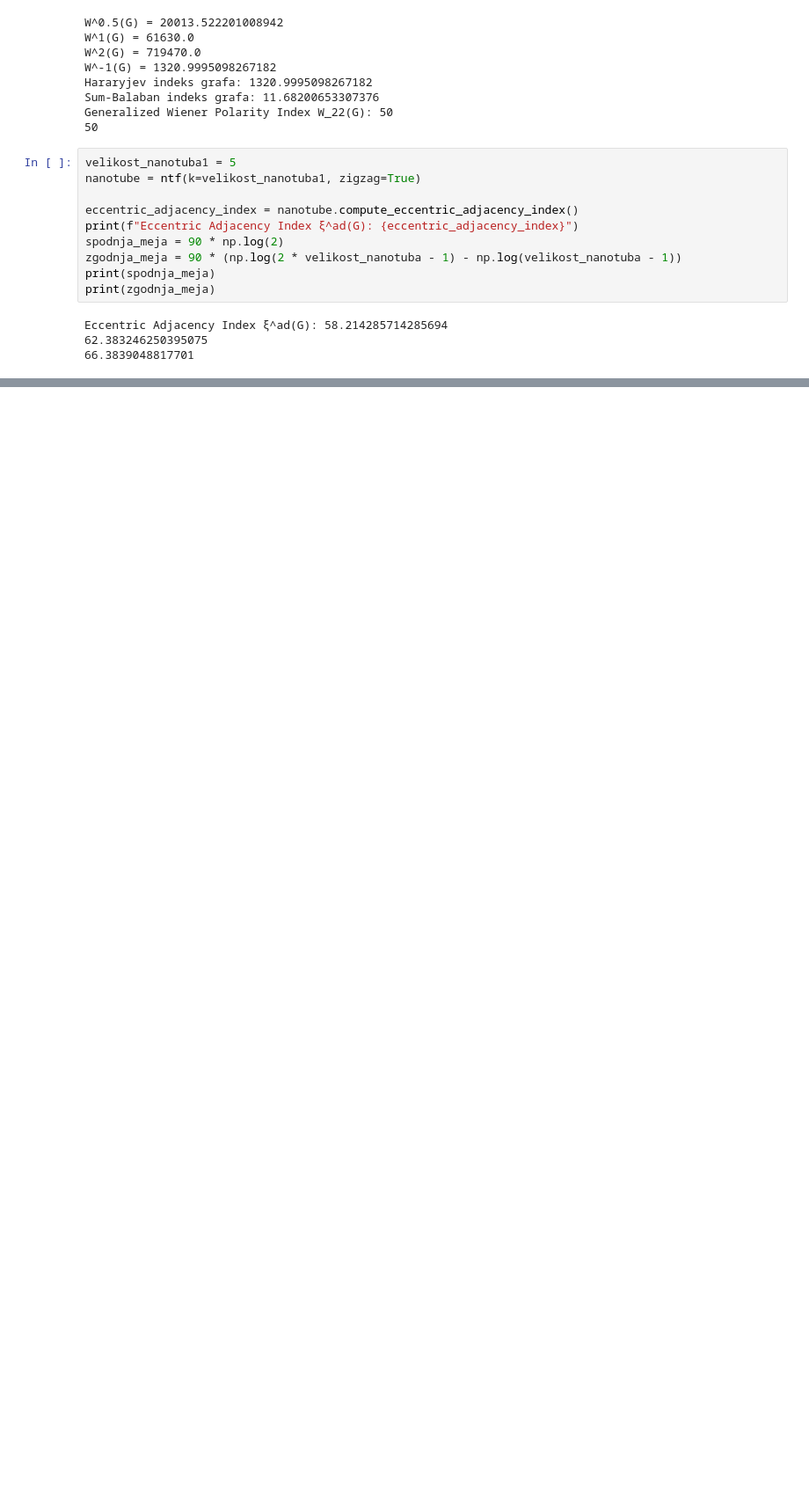
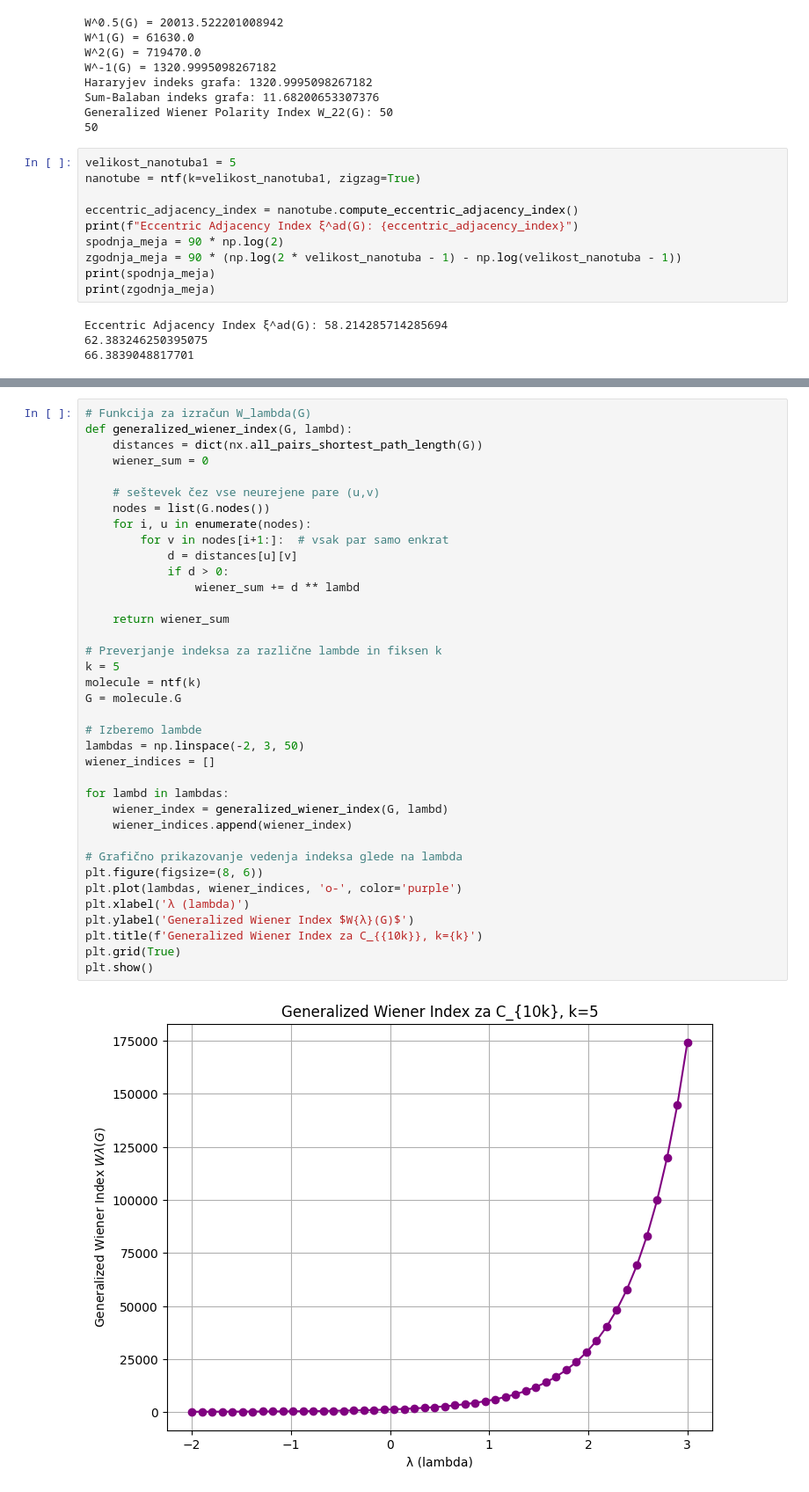
Before and after one commit to FlusAljaz/Distance-vector-of-non-tubical-nanotube-fullerenes-of-type-5-0-, a Jupyter notebook: projektna.ipynb, the cells around one changed output, grey strips where cells are left out. Shown at 88% size. Cells and saved outputs as stored; diff of their text form; blank space fills up the shorter version.

```diff
--- a/projektna.ipynb
+++ b/projektna.ipynb
@@ -575,0 +1045,39 @@ second_eccentric_connectivity_index: 16450.0
+# %%
+# Funkcija za izračun W_lambda(G)
+def generalized_wiener_index(G, lambd):
+    distances = dict(nx.all_pairs_shortest_path_length(G))
+    wiener_sum = 0
+
+    # seštevek čez vse neurejene pare (u,v)
+    nodes = list(G.nodes())
+    for i, u in enumerate(nodes):
+        for v in nodes[i+1:]:  # vsak par samo enkrat
+            d = distances[u][v]
+            if d > 0:
+                wiener_sum += d ** lambd
+
+    return wiener_sum
+
+# Preverjanje indeksa za različne lambde in fiksen k
+k = 5
+molecule = ntf(k)
+G = molecule.G
+
+# Izberemo lambde
+lambdas = np.linspace(-2, 3, 50)
+wiener_indices = []
+
+for lambd in lambdas:
+    wiener_index = generalized_wiener_index(G, lambd)
+    wiener_indices.append(wiener_index)
+
+# Grafično prikazovanje vedenja indeksa glede na lambda
+plt.figure(figsize=(8, 6))
+plt.plot(lambdas, wiener_indices, 'o-', color='purple')
+plt.xlabel('λ (lambda)')
+plt.ylabel('Generalized Wiener Index $W{λ}(G)$')
+plt.title(f'Generalized Wiener Index za C_{{10k}}, k={k}')
+plt.grid(True)
+plt.show()
+# %% [output]
+[figure, added]
```
Also changed, not shown: parts of 40 cells of this notebook.
